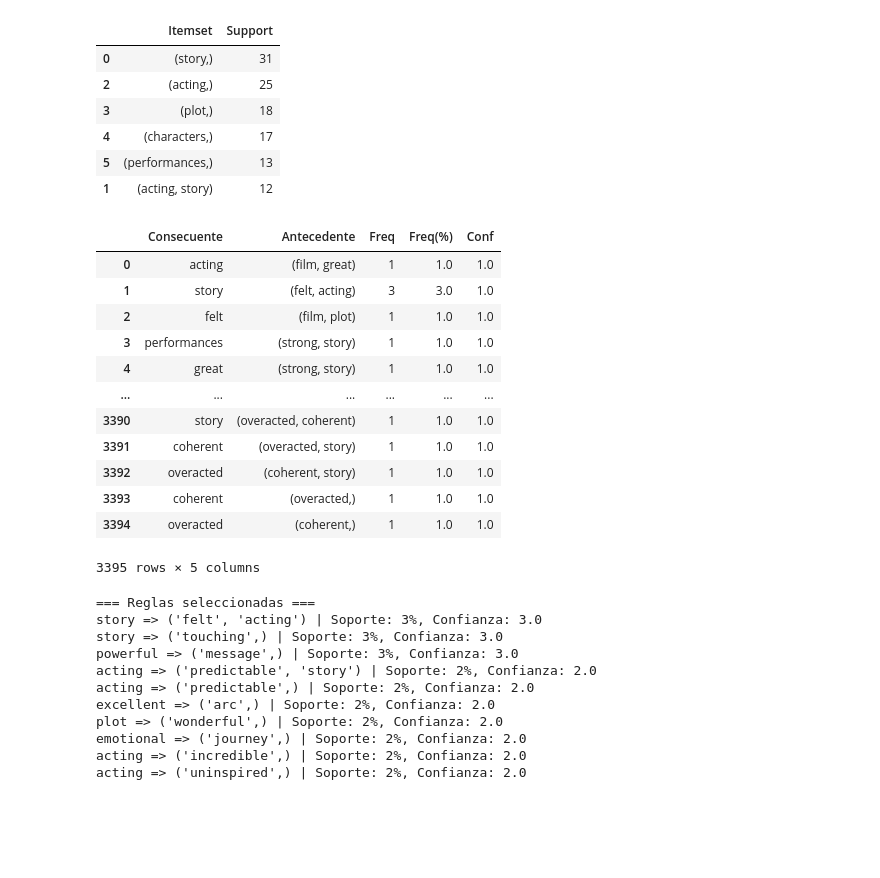
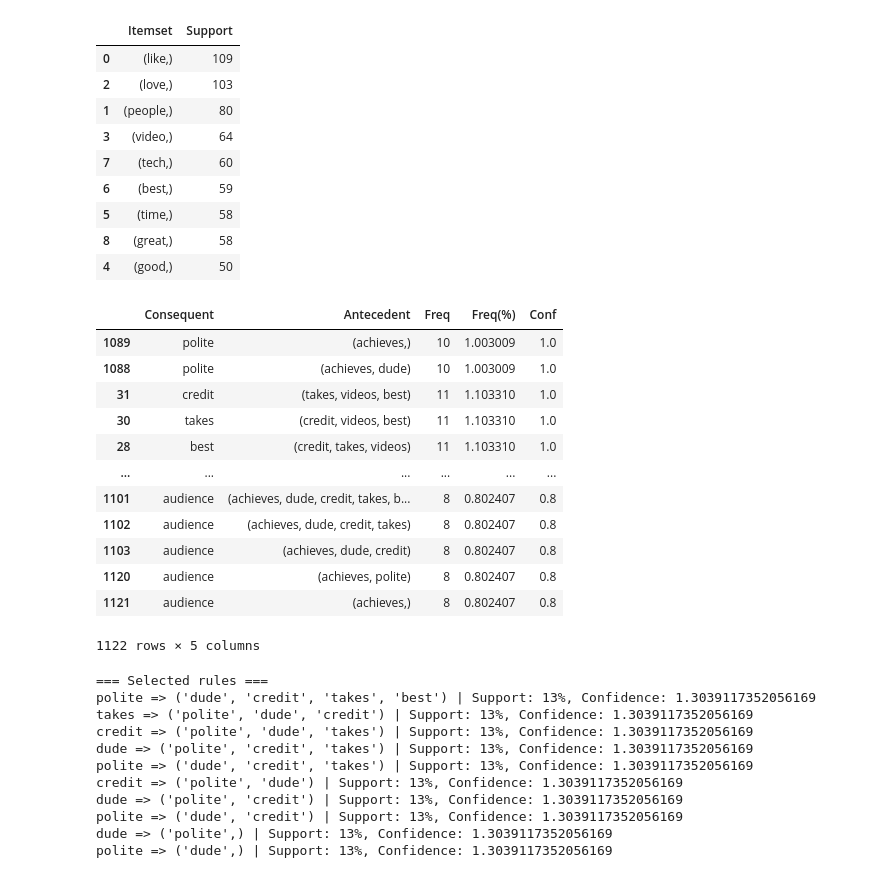
Before and after one commit to AndrePilcoChiuyare/topics-in-computer-science-pc3, a Jupyter notebook: pc3.ipynb, the cells around one changed output. Cells and saved outputs as stored; diff of their text form; code cells hidden in the pictures; blank space fills up the shorter version.

```diff
--- a/pc3.ipynb
+++ b/pc3.ipynb
@@ -114,7 +114,8 @@ data = {
     ]
 }
 
-df = pd.DataFrame(data)
+# df = pd.DataFrame(data)
+df = pd.read_csv('YoutubeCommentsDataSet.csv')
 print(df.shape)
 df.head(100)
 # %% [output]
@@ -135,3 +136,7 @@ df.head(100)
+# %%
+df = df.head(1000)
+df.drop(columns=['Sentiment'], inplace=True)
+df.columns = ['review']
 # %%
 def tokenize(text):
     if not isinstance(text, str):
@@ -169,6 +174,6 @@ for i, t in enumerate(transactions):
 # %%
 # Itemsets frecuentes con soporte mínimo de 2
-r = fpgrowth(transactions, supp=10)
+r = fpgrowth(transactions, supp=5)
 df = pd.DataFrame(r)
 df.columns = ['Itemset', 'Support']
 
@@ -176,32 +181,35 @@ df.sort_values(by='Support', ascending=False, inplace=True)
 df
 # %% [output]
 |  | Itemset | Support |
-| 0 | (story,) | 31 |
-| 2 | (acting,) | 25 |
-| 3 | (plot,) | 18 |
-| 4 | (characters,) | 17 |
-| 5 | (performances,) | 13 |
-| 1 | (acting, story) | 12 |
+| 0 | (like,) | 109 |
+| 2 | (love,) | 103 |
+| 1 | (people,) | 80 |
+| 3 | (video,) | 64 |
+| 7 | (tech,) | 60 |
+| 6 | (best,) | 59 |
+| 5 | (time,) | 58 |
+| 8 | (great,) | 58 |
+| 4 | (good,) | 50 |
 # %%
 r = fpgrowth(transactions, target='r', supp=1, report='aSc')
 df = pd.DataFrame(r)
-df.columns = ['Consecuente', 'Antecedente', 'Freq', 'Freq(%)', 'Conf']
+df.columns = ['Consequent', 'Antecedent', 'Freq', 'Freq(%)', 'Conf']
 df.sort_values(by='Conf', ascending=False, inplace=True)
 df
 # %% [output]
-|  | Consecuente | Antecedente | Freq | Freq(%) | Conf |
-| 0 | acting | (film, great) | 1 | 1.0 | 1.0 |
-| 1 | story | (felt, acting) | 3 | 3.0 | 1.0 |
-| 2 | felt | (film, plot) | 1 | 1.0 | 1.0 |
-| 3 | performances | (strong, story) | 1 | 1.0 | 1.0 |
-| 4 | great | (strong, story) | 1 | 1.0 | 1.0 |
+|  | Consequent | Antecedent | Freq | Freq(%) | Conf |
+| 1089 | polite | (achieves,) | 10 | 1.003009 | 1.0 |
+| 1088 | polite | (achieves, dude) | 10 | 1.003009 | 1.0 |
+| 31 | credit | (takes, videos, best) | 11 | 1.103310 | 1.0 |
+| 30 | takes | (credit, videos, best) | 11 | 1.103310 | 1.0 |
+| 28 | best | (credit, takes, videos) | 11 | 1.103310 | 1.0 |
 | ... | ... | ... | ... | ... | ... |
-| 3390 | story | (overacted, coherent) | 1 | 1.0 | 1.0 |
-| 3391 | coherent | (overacted, story) | 1 | 1.0 | 1.0 |
-| 3392 | overacted | (coherent, story) | 1 | 1.0 | 1.0 |
-| 3393 | coherent | (overacted,) | 1 | 1.0 | 1.0 |
-| 3394 | overacted | (coherent,) | 1 | 1.0 | 1.0 |
+| 1101 | audience | (achieves, dude, credit, takes, b... | 8 | 0.802407 | 0.8 |
+| 1102 | audience | (achieves, dude, credit, takes) | 8 | 0.802407 | 0.8 |
+| 1103 | audience | (achieves, dude, credit) | 8 | 0.802407 | 0.8 |
+| 1120 | audience | (achieves, polite) | 8 | 0.802407 | 0.8 |
+| 1121 | audience | (achieves,) | 8 | 0.802407 | 0.8 |
-3395 rows × 5 columns
+1122 rows × 5 columns
 # %%
 # Convertir las reglas a estructura manejable
 rules = fpgrowth(transactions, target='r', supp=1, report='aSc')
@@ -224,22 +232,22 @@ status = solver.Solve()
 
 # Mostrar reglas seleccionadas
 if status == pywraplp.Solver.OPTIMAL:
-    print("=== Reglas seleccionadas ===")
+    print("=== Selected rules ===")
     for i in range(len(rule_data)):
         if x[i].solution_value() > 0:
             r = rule_data[i]
-            print(f"{r['ante']} => {r['cons']} | Soporte: {r['support']}%, Confianza: {r['conf']}")
+            print(f"{r['ante']} => {r['cons']} | Support: {r['support']}%, Confidence: {r['conf']}")
 else:
-    print("No se encontró solución óptima.")
+    print("No optimal solution found.")
 # %% [output]
-=== Reglas seleccionadas ===
-story => ('felt', 'acting') | Soporte: 3%, Confianza: 3.0
-story => ('touching',) | Soporte: 3%, Confianza: 3.0
-powerful => ('message',) | Soporte: 3%, Confianza: 3.0
-acting => ('predictable', 'story') | Soporte: 2%, Confianza: 2.0
-acting => ('predictable',) | Soporte: 2%, Confianza: 2.0
-excellent => ('arc',) | Soporte: 2%, Confianza: 2.0
-plot => ('wonderful',) | Soporte: 2%, Confianza: 2.0
-emotional => ('journey',) | Soporte: 2%, Confianza: 2.0
-acting => ('incredible',) | Soporte: 2%, Confianza: 2.0
-acting => ('uninspired',) | Soporte: 2%, Confianza: 2.0
+=== Selected rules ===
+polite => ('dude', 'credit', 'takes', 'best') | Support: 13%, Confidence: 1.3039117352056169
+takes => ('polite', 'dude', 'credit') | Support: 13%, Confidence: 1.3039117352056169
+credit => ('polite', 'dude', 'takes') | Support: 13%, Confidence: 1.3039117352056169
+dude => ('polite', 'credit', 'takes') | Support: 13%, Confidence: 1.3039117352056169
+polite => ('dude', 'credit', 'takes') | Support: 13%, Confidence: 1.3039117352056169
+credit => ('polite', 'dude') | Support: 13%, Confidence: 1.3039117352056169
+dude => ('polite', 'credit') | Support: 13%, Confidence: 1.3039117352056169
+polite => ('dude', 'credit') | Support: 13%, Confidence: 1.3039117352056169
+dude => ('polite',) | Support: 13%, Confidence: 1.3039117352056169
+polite => ('dude',) | Support: 13%, Confidence: 1.3039117352056169
```
Also changed, not shown: parts of 2 cells of this notebook.
